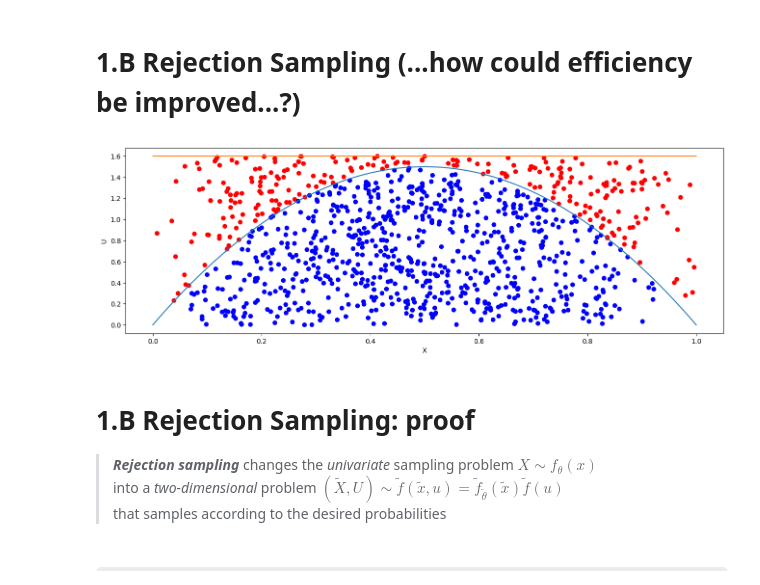
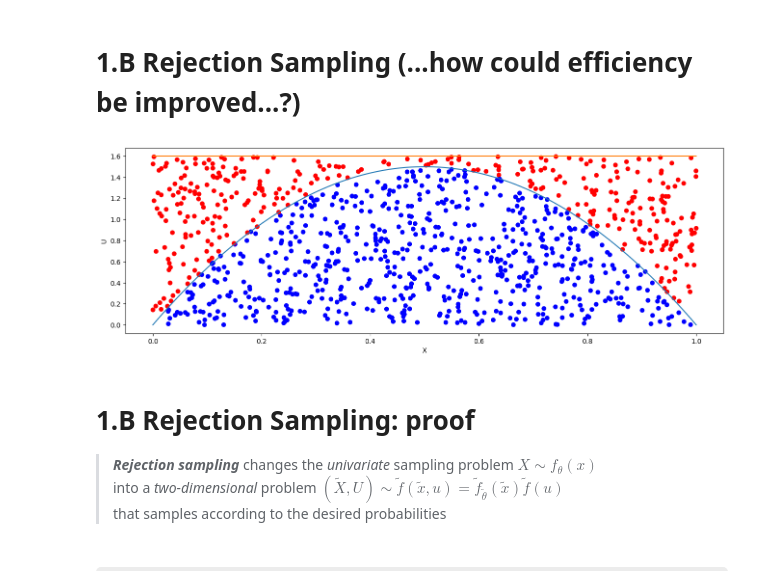
Before and after one commit to pointOfive/STA410_W24_StatisticalComputation, a Jupyter notebook: Week1/STA410_W24_Week1_Lecture_Sampling_Clickable.ipynb, the cells around one changed output. Cells and saved outputs as stored; diff of their text form; code cells hidden in the pictures; some formulas as TeX source.

```diff
--- a/Week1/STA410_W24_Week1_Lecture_Sampling_Clickable.ipynb
+++ b/Week1/STA410_W24_Week1_Lecture_Sampling_Clickable.ipynb
@@ -313,15 +313,15 @@ Hint: $\Pr\left(U_i \leq \frac{f_\theta(\tilde x_j)}{c \tilde f_{\tilde \theta}
 # %%
 from scipy import stats; import numpy as np; import matplotlib.pyplot as plt
 # distribution of interest
 X,support = stats.beta(2,2),np.linspace(0,1,100); plt.figure(figsize=(16,5)); plt.plot(support, X.pdf(support))
 # and distribution tilde_p(tilde_x) such that c*tilde_p(x)>p(x) for all x
-tilde_X,n = stats.uniform(),1000; tilde_x = X.rvs(size=n)
+tilde_X,n = stats.uniform(),1000; tilde_x = tilde_X.rvs(size=n)
 
 c,u = 1.6, stats.uniform.rvs(size=n) # auxiliary stuff to do rejection sampling
 plt.plot(support, c*tilde_X.pdf(support)); plt.xlabel('X'); plt.ylabel('U')
 plt.scatter(tilde_x, c*u, color=['b' if u<(X.pdf(x)/c*tilde_X.pdf(x)) else 'r' for x,u in zip(tilde_x,u)]);
 # %% [output]
-[figure, old version]
+[figure, new version]
 # %% [markdown]
 # 1.B Rejection Sampling: proof
 
```
Also changed, not shown: 1 other file.
